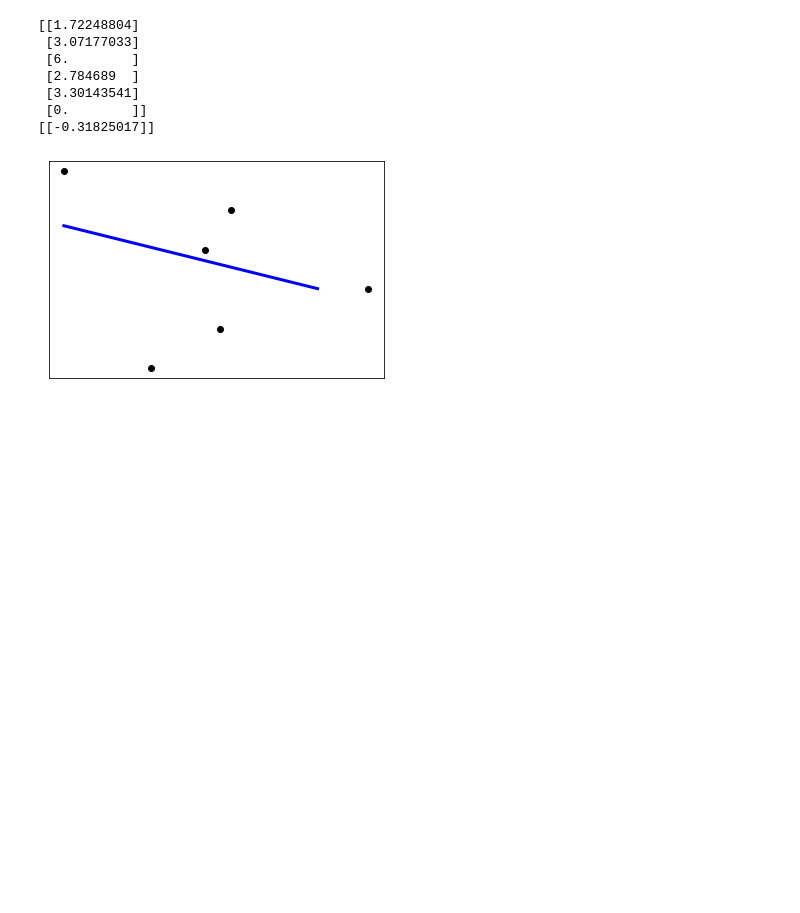
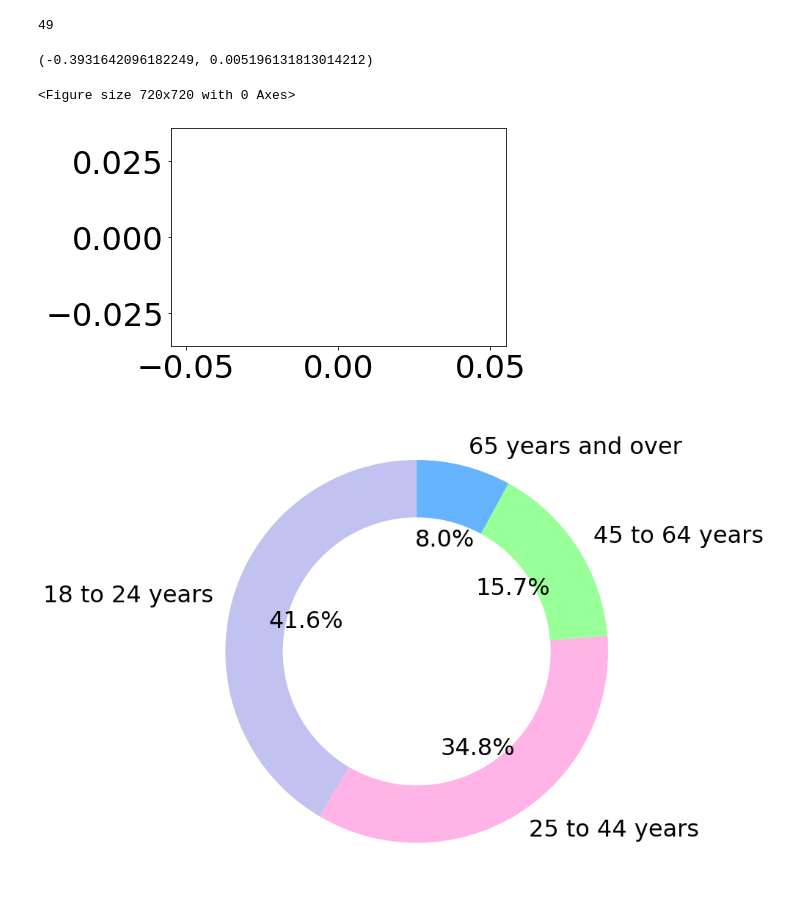
Before and after one commit to mbagci06/ece143, a Jupyter notebook: read_tables_2/table_4ac_plots.ipynb, the cells around one changed output. Drawn from its saved outputs; the diff is of its cells as text; code cells hidden in the pictures; blank space fills up the shorter version.

```diff
--- a/read_tables_2/table_4ac_plots.ipynb
+++ b/read_tables_2/table_4ac_plots.ipynb
@@ -324,38 +263,37 @@ plt.show()
-# %%
-import matplotlib.pyplot as plt
-import sklearn
-import numpy as np
-a=[63.8,
-68.5,
-78.7,
-67.5,
-69.3,
-57.8
-]
-a=np.array(a).reshape(-1, 1)
-a=a-min(a)
-a=6*a/max(a)
-print(a)
-b=np.array(range(6))
-from sklearn import datasets, linear_model
-
-regr = linear_model.LinearRegression()
-regr.fit(np.array(b).reshape(-1, 1), np.array(a).reshape(-1, 1))
-print(regr.coef_)
-plt.scatter(a, b, color="black")
-diabetes_y_pred = regr.predict(np.array(range(6)).reshape(-1, 1))
-plt.plot(np.array(range(6)), diabetes_y_pred, color="blue", linewidth=3)
-
-plt.xticks(())
-plt.yticks(())
-
-plt.show()
-# %% [output]
-[[1.72248804]
- [3.07177033]
- [6.        ]
- [2.784689  ]
- [3.30143541]
- [0.        ]]
-[[-0.31825017]]
-[figure, removed]
+# %%
+gencoy=census_data_table_4c['Voted Percent voted\n(Citizen)'].values[:][::6]
+gencoy[gencoy == "B"] = 70.4
+gencoy=[varx[1] for varx in enumerate(gencoy) if varx[0] not in [0,2,12]]
+
+print(len(gencoy))
+# diff=abs(election_resul.sort_values(by='state')['rep_percent']-election_resul.sort_values(by='state')['dem_percent'])
+diff=new_us['Diff_in_elec_2016']
+len(diff)
+pearsonr(gencoy,diff)
+# %% [output]
+49
+(-0.3931642096182249, 0.005196131813014212)
+# %%
+# The pia chart for internet usage
+fig1, ax1 = plt.subplots()
+plt.figure(figsize=[14,14])
+
+labels = ["18 to 24 years","25 to 44 years",'45 to 64 years','65 years and over']
+sizes = np.array([21.4,17.9,8.1,4.1])
+#colors
+colors = ['#c2c2f0','#ffb3e6', '#99ff99', '#66b3ff']
+#explsion
+explode = (0.1,0.1,0.1,0.1)
+plt.pie(sizes, colors = colors, labels=labels, autopct='%1.1f%%', startangle=90)
+#draw circle
+centre_circle = plt.Circle((0,0),0.70,fc='white')
+fig = plt.gcf()
+fig.gca().add_artist(centre_circle)
+# Equal aspect ratio ensures that pie is drawn as a circle
+ax1.axis('equal')
+plt.tight_layout()
+plt.show()
+# %% [output]
+<Figure size 720x720 with 0 Axes>
+[figure, added]
+[figure, added]
```
Also changed, not shown: parts of 18 cells of this notebook, 6 other files.
